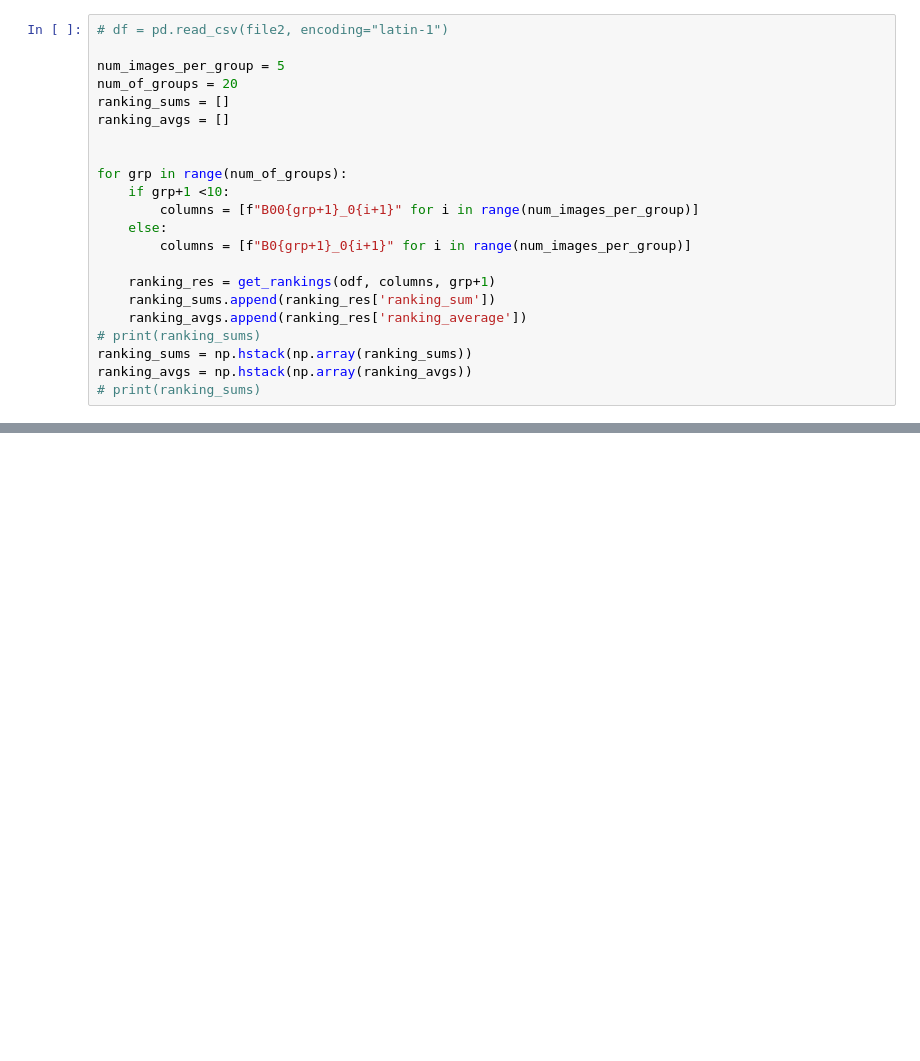
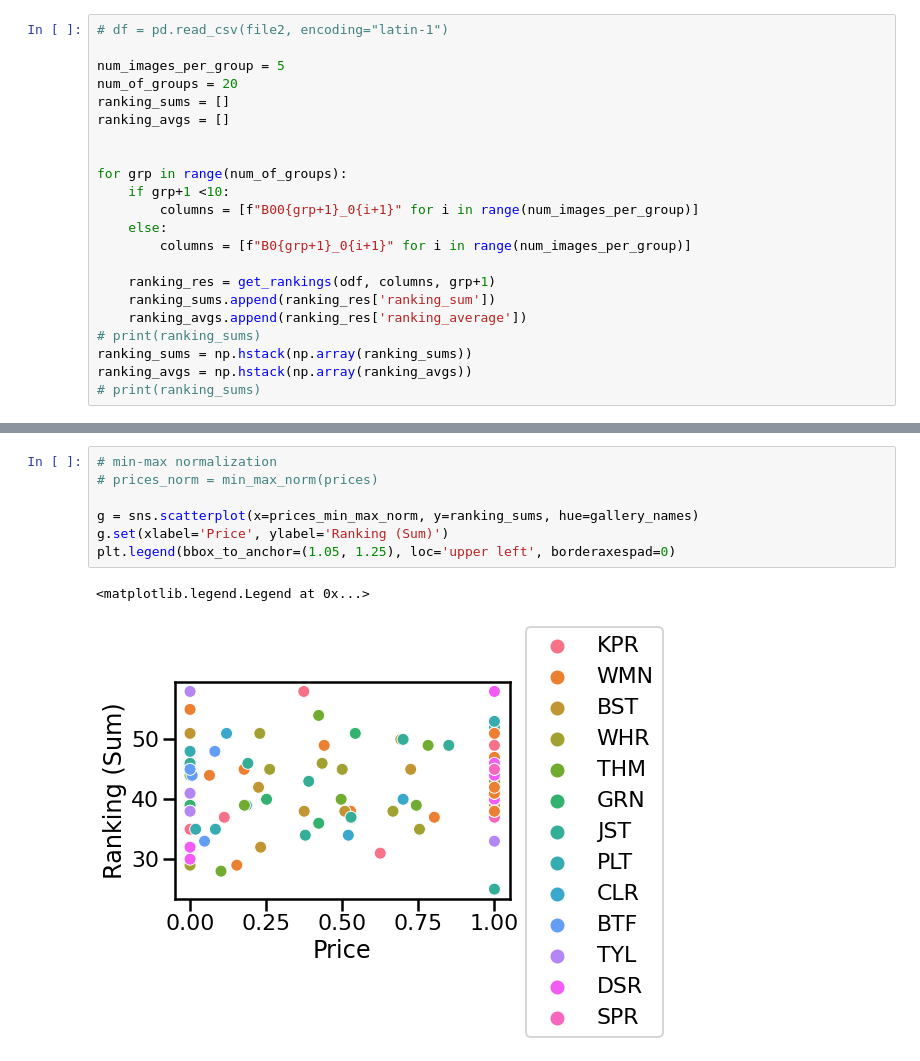
Before and after one commit to 9-cordes/order_experiment, a Jupyter notebook: visualisierung.ipynb, the cells around one changed output, grey strips where cells are left out. Saved outputs shown, nothing was run; the diff lists cells and outputs as text; blank space fills up the shorter version.

```diff
--- a/visualisierung.ipynb
+++ b/visualisierung.ipynb
@@ -138,2 +150,12 @@ for c in range(ranking_sums_per_category.shape[0]):
 ... (9 outputs left out)
+# %%
+# min-max normalization
+# prices_norm = min_max_norm(prices)
+
+g = sns.scatterplot(x=prices_min_max_norm, y=ranking_sums, hue=gallery_names)
+g.set(xlabel='Price', ylabel='Ranking (Sum)')
+plt.legend(bbox_to_anchor=(1.05, 1.25), loc='upper left', borderaxespad=0)
+# %% [output]
+<matplotlib.legend.Legend at 0x...>
+[figure, added]
 # %%
```
Also changed, not shown: parts of 5 cells of this notebook.
